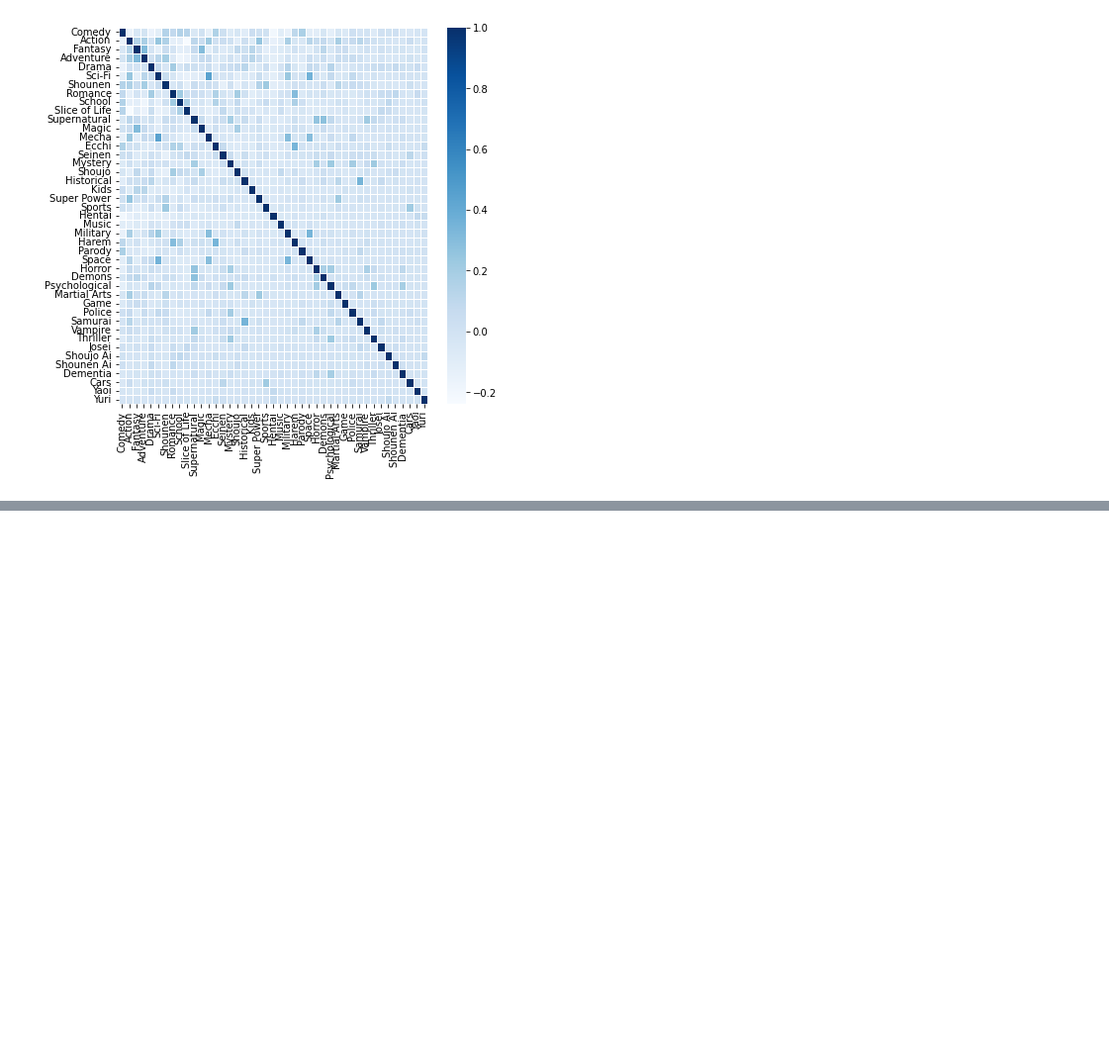
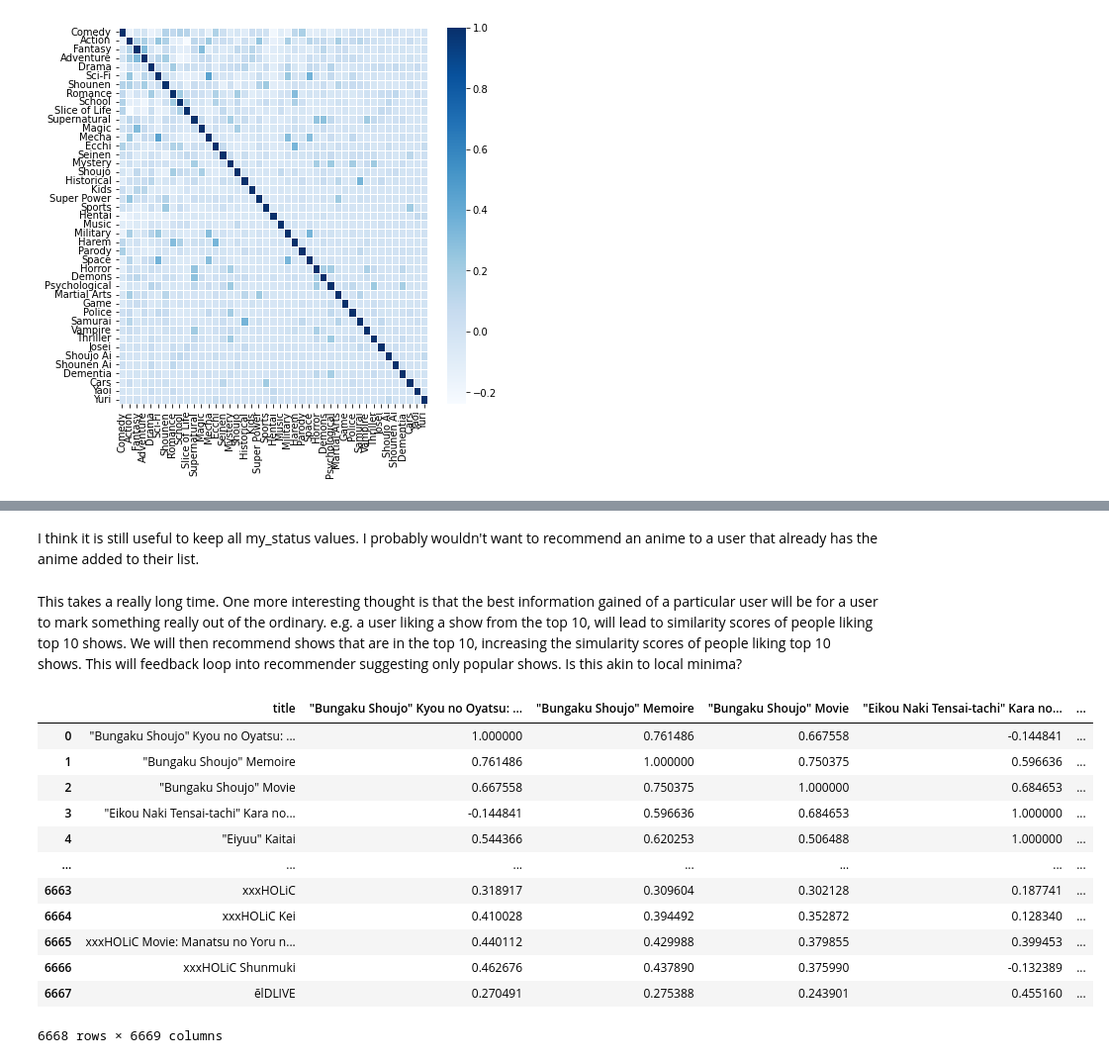
Before and after one commit to HWaiChan/anime-ml, a Jupyter notebook: data-visualisation.ipynb, the cells around one changed output, grey strips where cells are left out. Shown at 99% size. Drawn from its saved outputs; the diff is of its cells as text; code cells hidden in the pictures; blank space fills up the shorter version.

Commit message:
correlation matrix to top suggestions

```diff
--- a/data-visualisation.ipynb
+++ b/data-visualisation.ipynb
@@ -104,0 +167,2 @@ plt.show()
+# %% [markdown]
+I think it is still useful to keep all my_status values. I probably wouldn't want to recommend an anime to a user that already has the anime added to their list.
@@ -104,0 +174,25 @@ plt.show()
+# %% [markdown]
+This takes a really long time.
+One more interesting thought is that the best information gained of a particular user will be for a user to mark something really out of the ordinary.
+e.g. a user liking a show from the top 10, will lead to similarity scores of people liking top 10 shows. We will then recommend shows that are in the top 10, increasing the simularity scores of people liking top 10 shows. This will feedback loop into recommender suggesting only popular shows. Is this akin to local minima?
+# %%
+# Uncomment this if you need to recalculate the df
+#anime_correlation = scores_by_animeid.corr(method='pearson')
+#anime_correlation.to_csv('pearson_model.csv')
+
+anime_correlation = pd.read_csv('pearson_model.csv')
+anime_correlation
+# %% [output]
+|  | title | "Bungaku Shoujo" Kyou no Oyatsu: ... | "Bungaku Shoujo" Memoire | "Bungaku Shoujo" Movie | "Eikou Naki Tensai-tachi" Kara no... | ... |
+| 0 | "Bungaku Shoujo" Kyou no Oyatsu: ... | 1.000000 | 0.761486 | 0.667558 | -0.144841 | ... |
+| 1 | "Bungaku Shoujo" Memoire | 0.761486 | 1.000000 | 0.750375 | 0.596636 | ... |
+| 2 | "Bungaku Shoujo" Movie | 0.667558 | 0.750375 | 1.000000 | 0.684653 | ... |
+| 3 | "Eikou Naki Tensai-tachi" Kara no... | -0.144841 | 0.596636 | 0.684653 | 1.000000 | ... |
+| 4 | "Eiyuu" Kaitai | 0.544366 | 0.620253 | 0.506488 | 1.000000 | ... |
+| ... | ... | ... | ... | ... | ... | ... |
+| 6663 | xxxHOLiC | 0.318917 | 0.309604 | 0.302128 | 0.187741 | ... |
+| 6664 | xxxHOLiC Kei | 0.410028 | 0.394492 | 0.352872 | 0.128340 | ... |
+| 6665 | xxxHOLiC Movie: Manatsu no Yoru n... | 0.440112 | 0.429988 | 0.379855 | 0.399453 | ... |
+| 6666 | xxxHOLiC Shunmuki | 0.462676 | 0.437890 | 0.375990 | -0.132389 | ... |
+| 6667 | ēlDLIVE | 0.270491 | 0.275388 | 0.243901 | 0.455160 | ... |
+6668 rows × 6669 columns
```
Also changed, not shown: parts of 13 cells of this notebook.
